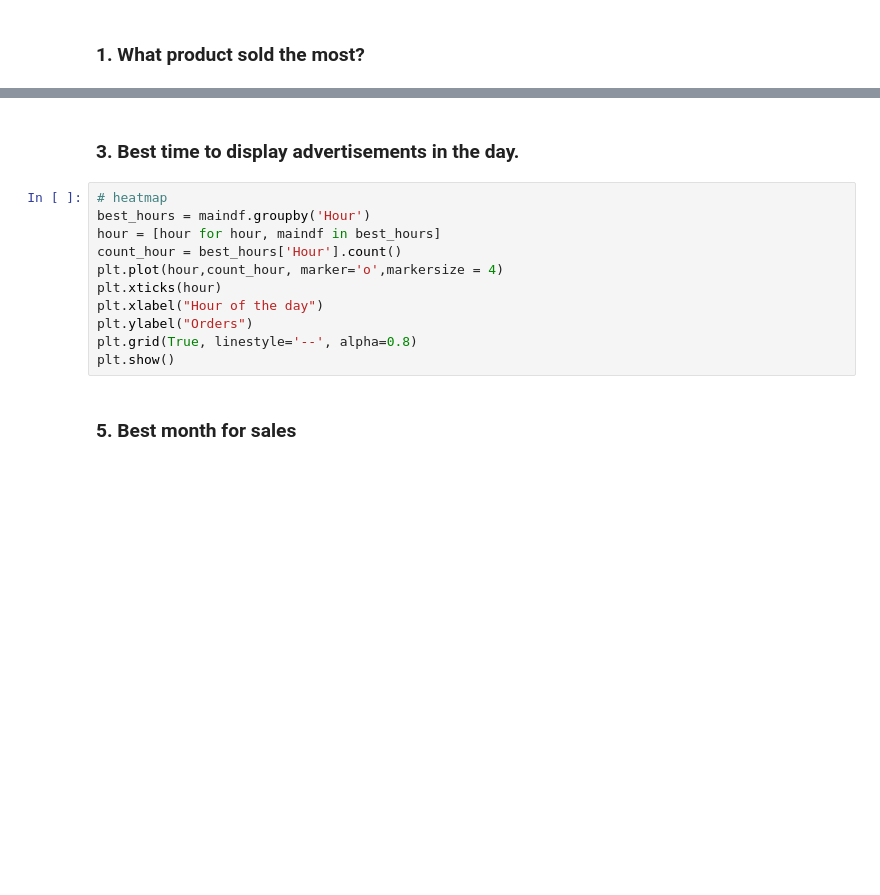
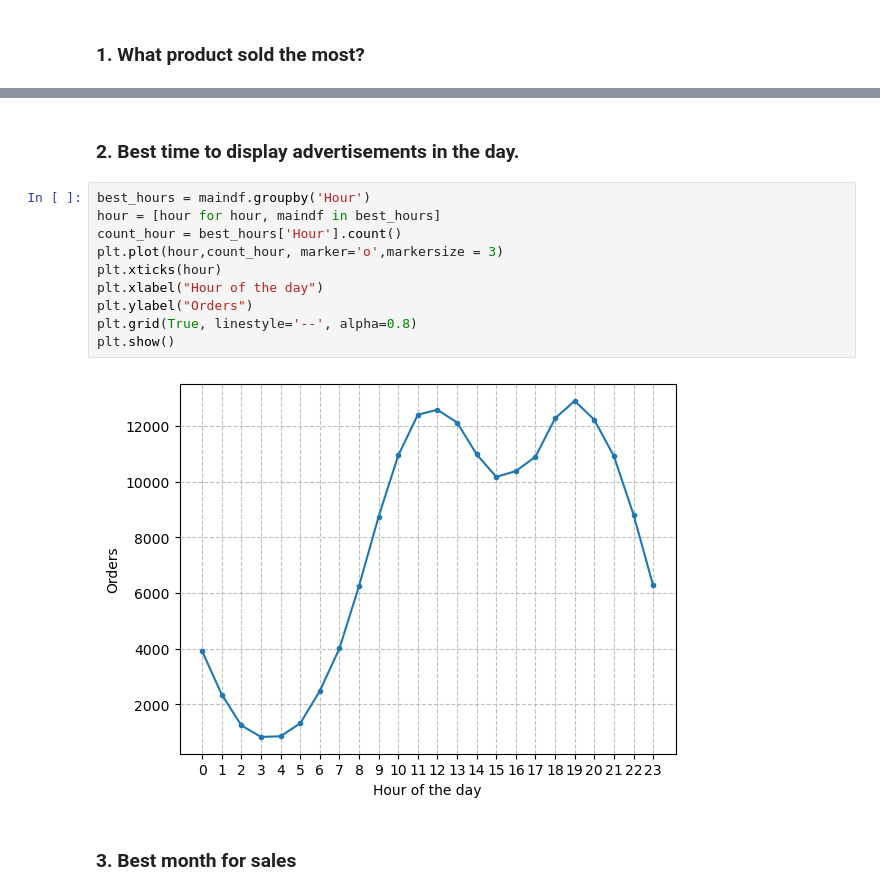
Before and after one commit to AnishChougule/Python-Projects, a Jupyter notebook: Data Analysis Project/Data Analysis Project.ipynb, the cells around one changed output, grey strips where cells are left out. Cells and saved outputs as stored; diff of their text form; blank space fills up the shorter version.

```diff
--- a/Data Analysis Project/Data Analysis Project.ipynb
+++ b/Data Analysis Project/Data Analysis Project.ipynb
@@ -117,16 +247,17 @@ plt.show()
 # %% [markdown]
-### 3. Best time to display advertisements in the day.
+### 2. Best time to display advertisements in the day.
 # %%
-# heatmap
 best_hours = maindf.groupby('Hour')
 hour = [hour for hour, maindf in best_hours]
 count_hour = best_hours['Hour'].count()
-plt.plot(hour,count_hour, marker='o',markersize = 4)
+plt.plot(hour,count_hour, marker='o',markersize = 3)
 plt.xticks(hour)
 plt.xlabel("Hour of the day")
 plt.ylabel("Orders")
 plt.grid(True, linestyle='--', alpha=0.8)
 plt.show()
+# %% [output]
+[figure, added]
 # %% [markdown]
-### 5. Best month for sales
+### 3. Best month for sales
 # %%
```
Also changed, not shown: parts of 29 cells of this notebook.
